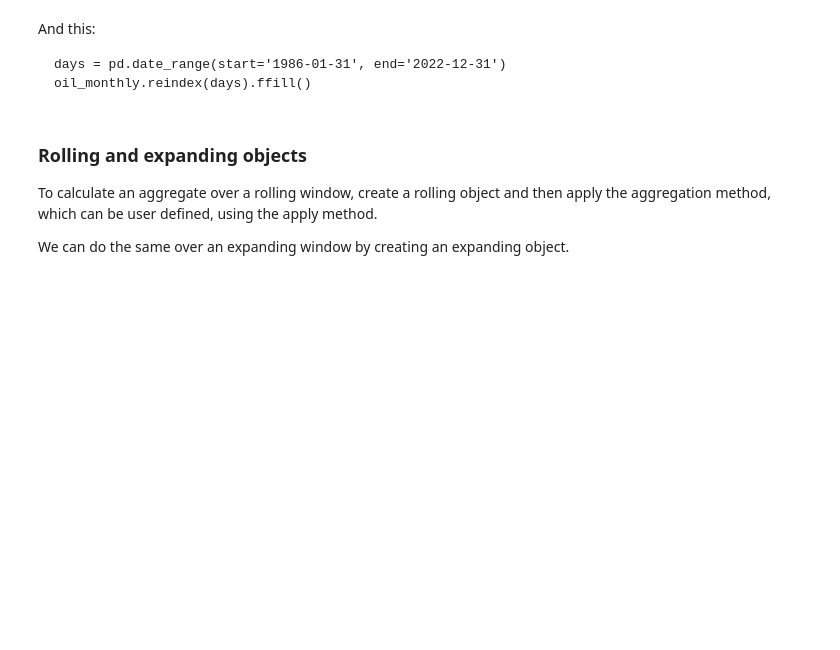
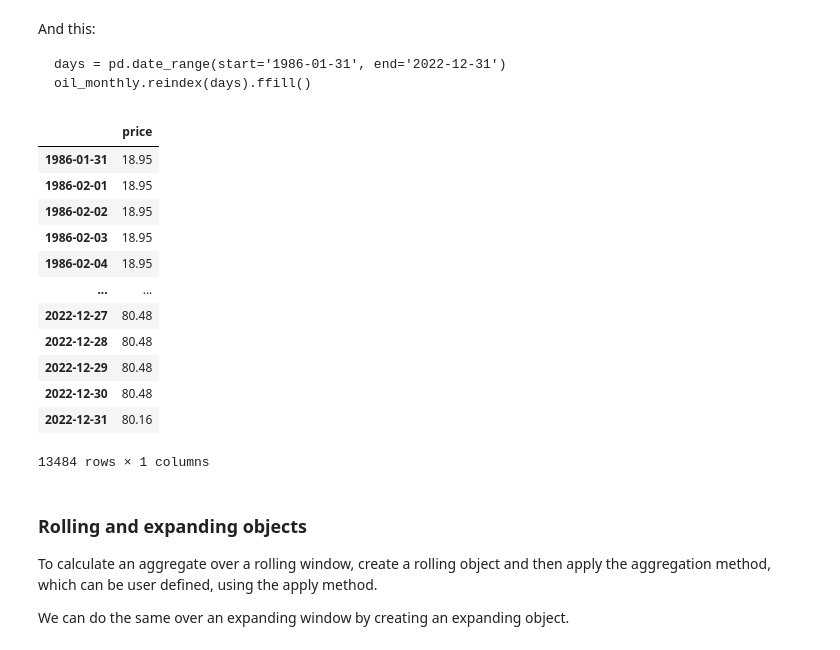
Before and after one commit to 2xra/BUSI-520-notebooks, a Jupyter notebook: 04-Additional_Pandas.ipynb, the cells around one changed output. Cells and saved outputs as stored; diff of their text form; code cells hidden in the pictures; blank space fills up the shorter version.

```diff
--- a/04-Additional_Pandas.ipynb
+++ b/04-Additional_Pandas.ipynb
@@ -450,6 +526,23 @@ And this:
 
     days = pd.date_range(start='1986-01-31', end='2022-12-31')
     oil_monthly.reindex(days).ffill()
+# %%
+days = pd.date_range(start='1986-01-31', end='2022-12-31')
+oil_monthly.reindex(days).ffill()
+# %% [output]
+|  | price |
+| 1986-01-31 | 18.95 |
+| 1986-02-01 | 18.95 |
+| 1986-02-02 | 18.95 |
+| 1986-02-03 | 18.95 |
+| 1986-02-04 | 18.95 |
+| ... | ... |
+| 2022-12-27 | 80.48 |
+| 2022-12-28 | 80.48 |
+| 2022-12-29 | 80.48 |
+| 2022-12-30 | 80.48 |
+| 2022-12-31 | 80.16 |
+13484 rows × 1 columns
 # %% [markdown]
 ### Rolling and expanding objects
 
```
Also changed, not shown: parts of 7 cells of this notebook, 1 other file.
